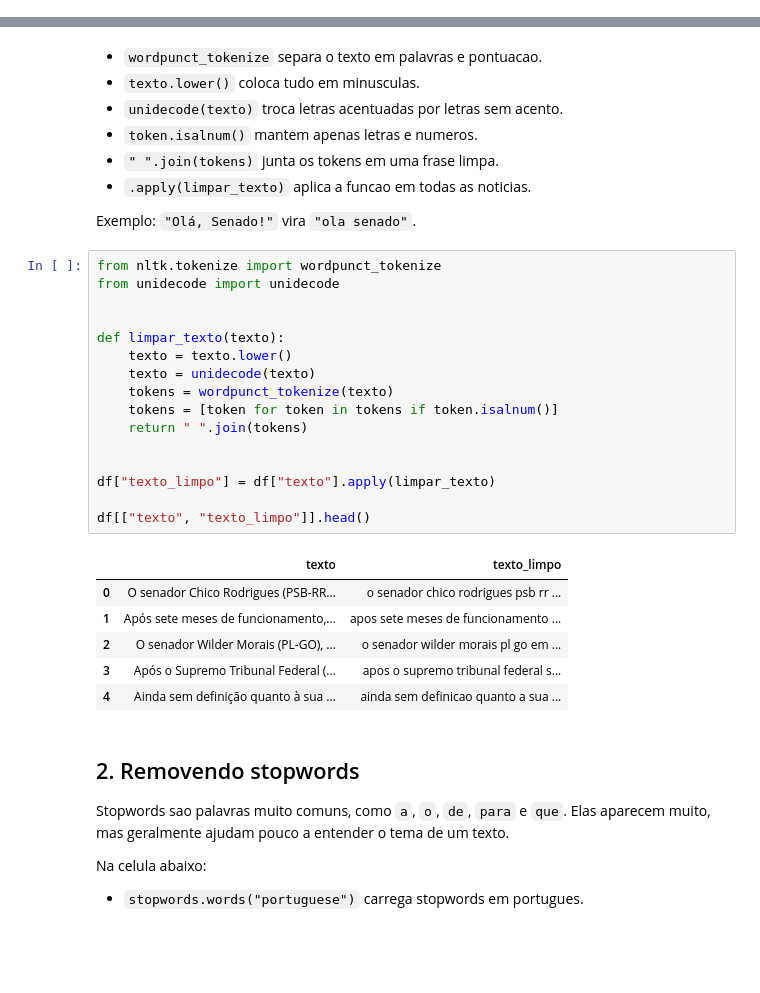
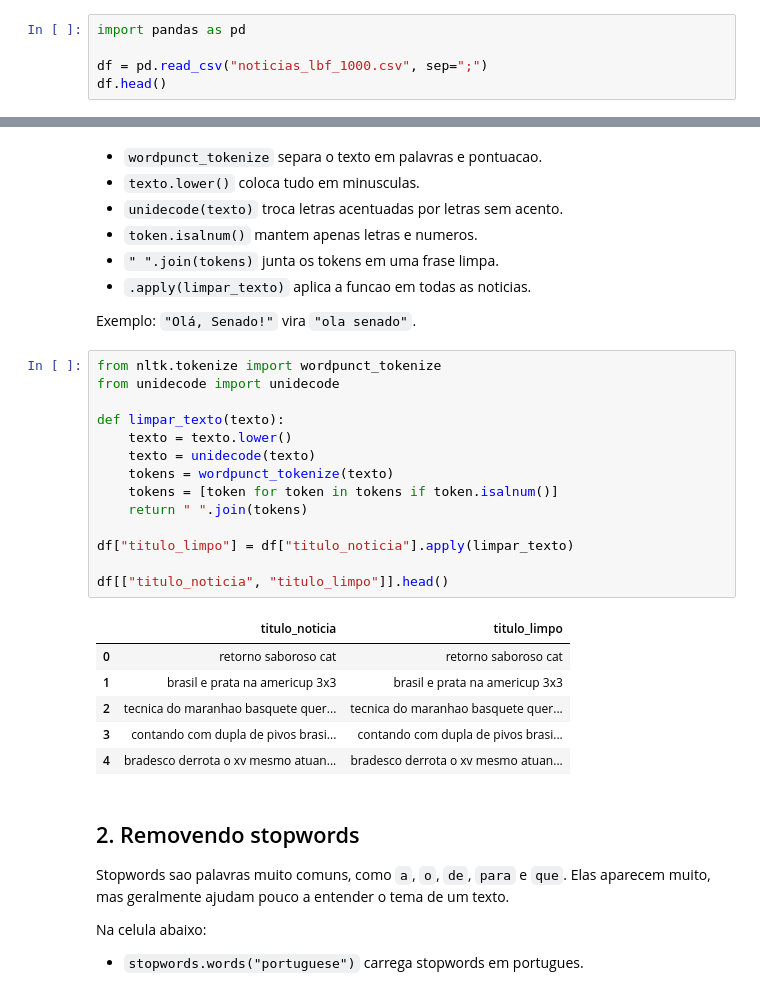
Before and after one commit to paulorazzano/perspectiva-dados, a Jupyter notebook: PLN/introducao_pln.ipynb, the cells around one changed output, grey strips where cells are left out. Drawn from its saved outputs; the diff is of its cells as text; blank space fills up the shorter version.

```diff
--- a/PLN/introducao_pln.ipynb
+++ b/PLN/introducao_pln.ipynb
@@ -38,0 +5,5 @@ NameError: name 'pd' is not defined
+# %%
+import pandas as pd
+
+df = pd.read_csv("noticias_lbf_1000.csv", sep=";")
+df.head()
@@ -66,26 +44,24 @@ Exemplo: `"Olá, Senado!"` vira `"ola senado"`.
 # %%
 from nltk.tokenize import wordpunct_tokenize
 from unidecode import unidecode
-
 
 def limpar_texto(texto):
     texto = texto.lower()
     texto = unidecode(texto)
     tokens = wordpunct_tokenize(texto)
     tokens = [token for token in tokens if token.isalnum()]
     return " ".join(tokens)
 
+df["titulo_limpo"] = df["titulo_noticia"].apply(limpar_texto)
 
-df["texto_limpo"] = df["texto"].apply(limpar_texto)
-
-df[["texto", "texto_limpo"]].head()
+df[["titulo_noticia", "titulo_limpo"]].head()
 # %% [output]
-|  | texto | texto_limpo |
-| 0 | O senador Chico Rodrigues (PSB-RR... | o senador chico rodrigues psb rr ... |
-| 1 | Após sete meses de funcionamento,... | apos sete meses de funcionamento ... |
-| 2 | O senador Wilder Morais (PL-GO), ... | o senador wilder morais pl go em ... |
-| 3 | Após o Supremo Tribunal Federal (... | apos o supremo tribunal federal s... |
-| 4 | Ainda sem definição quanto à sua ... | ainda sem definicao quanto a sua ... |
+|  | titulo_noticia | titulo_limpo |
+| 0 | retorno saboroso cat | retorno saboroso cat |
+| 1 | brasil e prata na americup 3x3 | brasil e prata na americup 3x3 |
+| 2 | tecnica do maranhao basquete quer... | tecnica do maranhao basquete quer... |
+| 3 | contando com dupla de pivos brasi... | contando com dupla de pivos brasi... |
+| 4 | bradesco derrota o xv mesmo atuan... | bradesco derrota o xv mesmo atuan... |
 # %% [markdown]
 ## 2. Removendo stopwords
 
```
Also changed, not shown: parts of 11 cells of this notebook.
